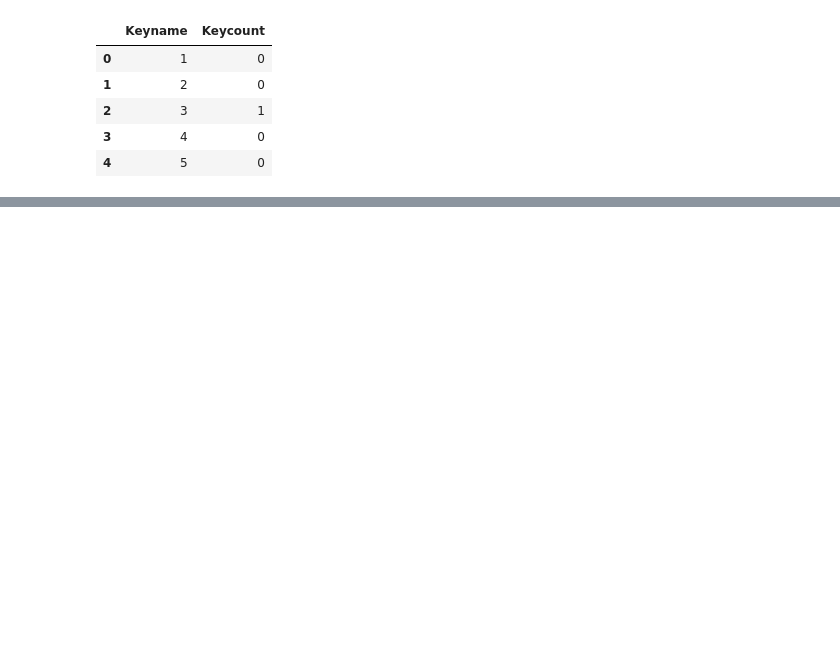
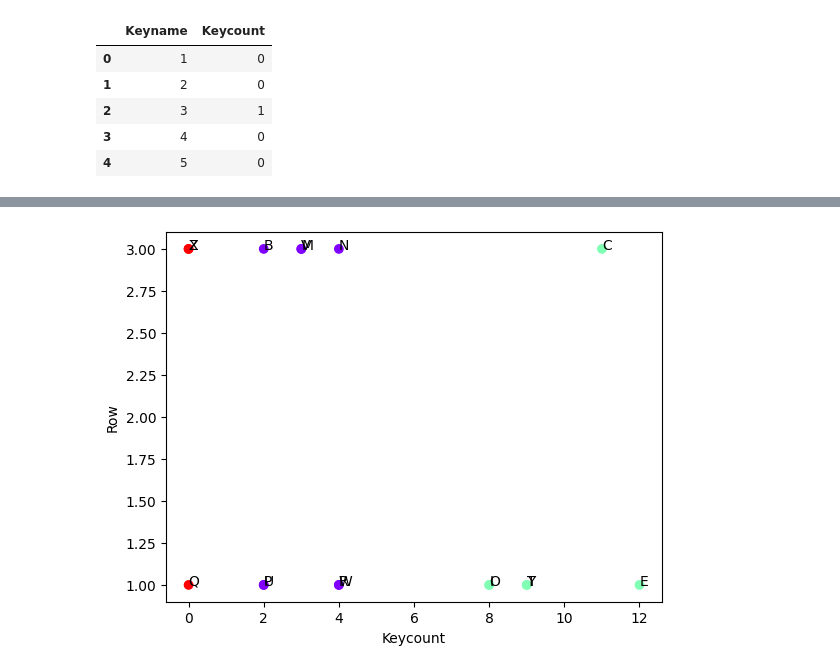
Before and after one commit to hakancangunerli/keyboard-heatmap-analysis, a Jupyter notebook: analysis.ipynb, the cells around one changed output, grey strips where cells are left out. Cells and saved outputs as stored; diff of their text form; code cells hidden in the pictures; blank space fills up the shorter version.

```diff
--- a/analysis.ipynb
+++ b/analysis.ipynb
@@ -33,8 +53,8 @@ df.head()
 #assign 1 to first row of the keyboard
 # assign 2 to second row of the keyboard
 # assign 3 to third row of the keyboard (only for macbook pro characters)
-
-df['Row'] = 0
+df_mac['Row'] = 0
+df_windows['Row'] = 0
 
 first_row = ['Q', 'W', 'E', 'R', 'T', 'Y', 'U', 'I', 'O', 'P']
 second_row = ['A', 'S', 'D', 'F', 'G', 'H', 'J', 'K', 'L']
@@ -52,8 +75,0 @@ for i in range(len(df)):
-# %%
-
-#if the row is none, drop it
-df = df.dropna()
-
-# export to csv to see
-#do kmeans on keycount and row
-kmeans = KMeans(n_clusters=3, random_state=0).fit(df[['Keycount', 'Row']])
@@ -60 +80,24 @@ kmeans = KMeans(n_clusters=3, random_state=0).fit(df[['Keycount', 'Row']])
+# %%
+# export to csv to see
+#do kmeans on keycount and row
+kmeans_mac = KMeans(n_clusters=3, random_state=0).fit(df_mac[['Keycount', 'Row']])
+
+# plot the cluster
+plt.scatter(df_mac['Keycount'], df_mac['Row'], c=kmeans.labels_, cmap='rainbow')
+plt.xlabel('Keycount')
+plt.ylabel('Row')
+# write the file to output.png
+
+df_mac.head()
+# reassign the indexes
+df_mac = df_mac.reset_index(drop=True)
+
+# add the keyname to the annotation
+for i in range(len(df_mac)):
+   plt.annotate(df_mac['Keyname'][i], (df_mac['Keycount'][i] , df_mac['Row'][i] ) )
+
+# readjust the axis
+plt.savefig('output.png')
+# %% [output]
+[figure, added]
 # %%
```
Also changed, not shown: parts of 10 cells of this notebook, 3 other files.
